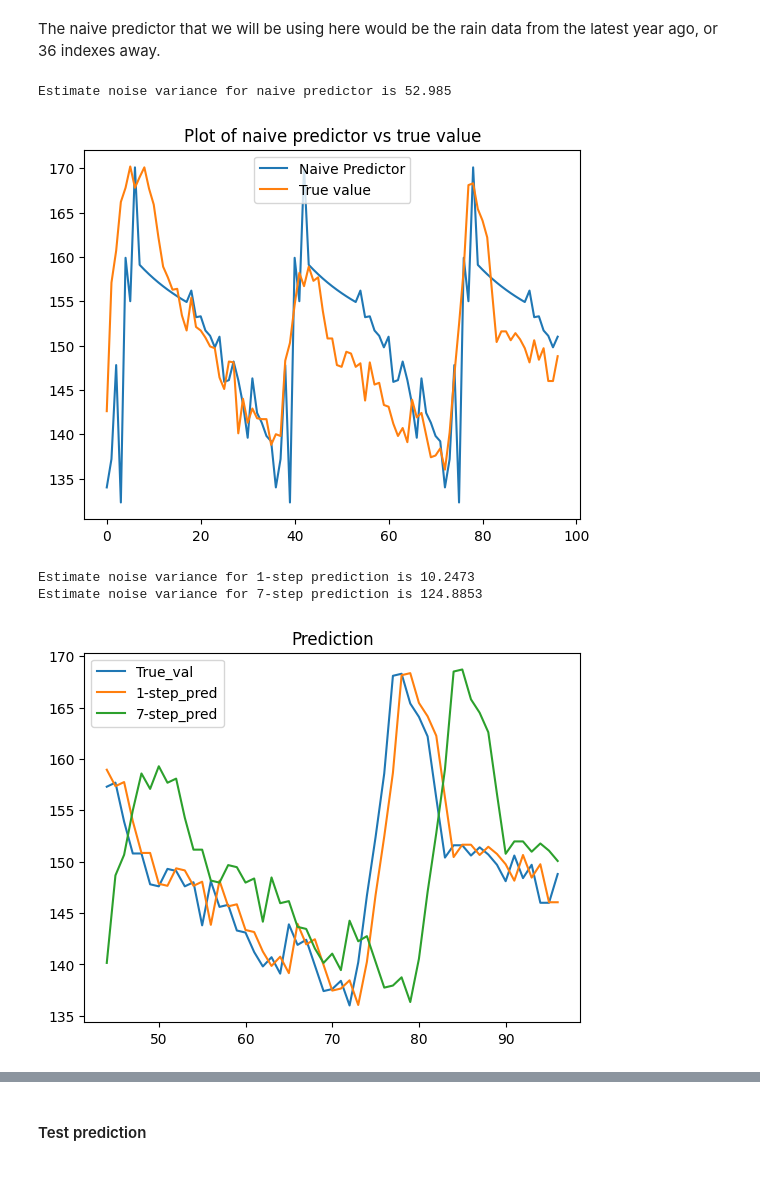
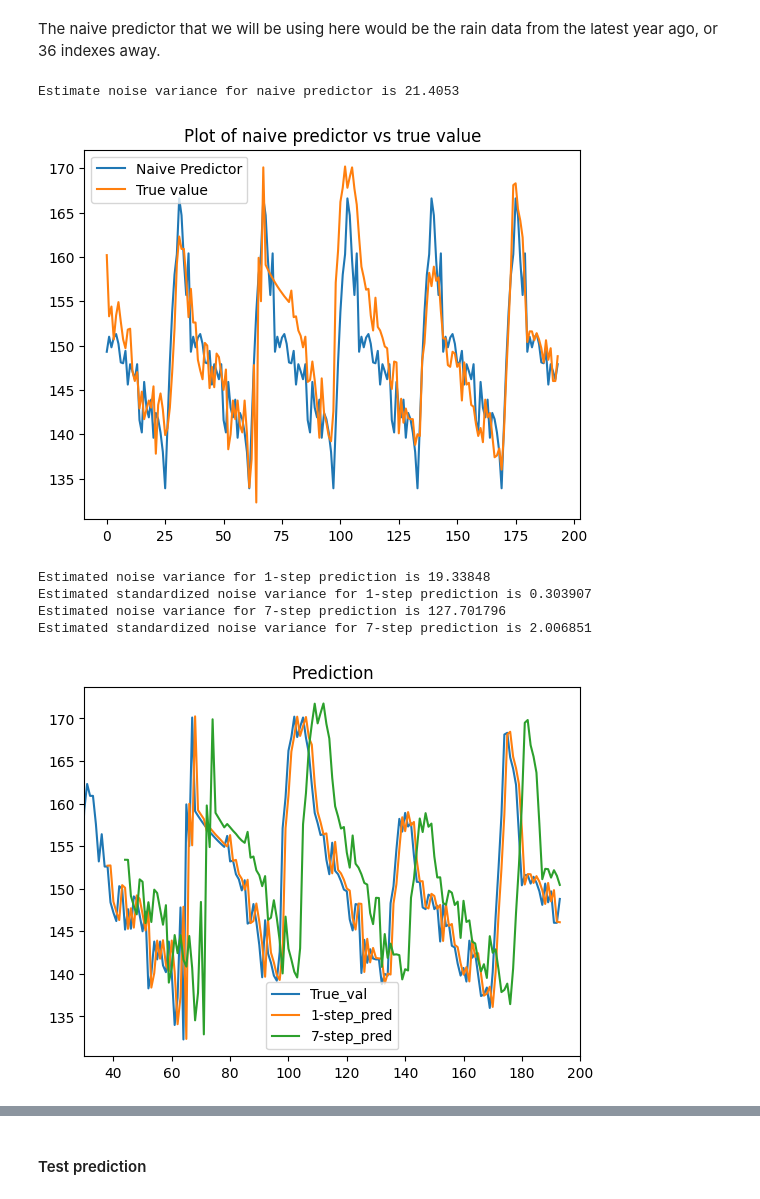
Before and after one commit to atjhin/lund-university, a Jupyter notebook: MASM17/FinalProject.ipynb, the cells around one changed output, grey strips where cells are left out. Drawn from its saved outputs; the diff is of its cells as text; code cells hidden in the pictures.

```diff
--- a/MASM17/FinalProject.ipynb
+++ b/MASM17/FinalProject.ipynb
@@ -336,8 +389,8 @@ ElGeneina_df.tail(10)
 # %% [markdown]
 We divide our data to modelling, validating, and testing
 # %%
-n_modelling = round(ElGeneina_df.shape[0] * .75)
-n_validation = round(ElGeneina_df.shape[0] * .15)
+n_modelling = round(ElGeneina_df.shape[0] * .6)
+n_validation = round(ElGeneina_df.shape[0] * .3)
 n_test = round(ElGeneina_df.shape[0] * .1)
 EG_modelling = ElGeneina_df.iloc[:n_modelling]
 EG_validation = ElGeneina_df.iloc[n_modelling:n_modelling+n_validation]
@@ -510,12 +563,16 @@ plt.title('Plot of naive predictor vs true value')
 plt.legend()
 plt.show()
 # %% [output]
-Estimate noise variance for naive predictor is 52.985
+Estimate noise variance for naive predictor is 21.4053
-[figure, old version]
+[figure, new version]
 # %%
 # Transformed prediction
-yhat_k, noise_k = pred_k(y=y, k=[1,7], A=model_full_tr.A, C=model_full_tr.C, transform=lambda x: (x**-1), inv_transform=lambda x: (x**-1))
+yhatk, noisek = pred_k(y=y, k=[1,7], A=model_full_tr.A, C=model_full_tr.C, transform=lambda x: (x**-1), inv_transform=lambda x: (x**-1))
+plt.xlim(30,200)
+plt.show()
 # %% [output]
-Estimate noise variance for 1-step prediction is 10.2473
-Estimate noise variance for 7-step prediction is 124.8853
+Estimated noise variance for 1-step prediction is 19.33848
+Estimated standardized noise variance for 1-step prediction is 0.303907
+Estimated noise variance for 7-step prediction is 127.701796
+Estimated standardized noise variance for 7-step prediction is 2.006851
-[figure, old version]
+[figure, new version]
```
Also changed, not shown: parts of 70 cells of this notebook, 1 other file.
